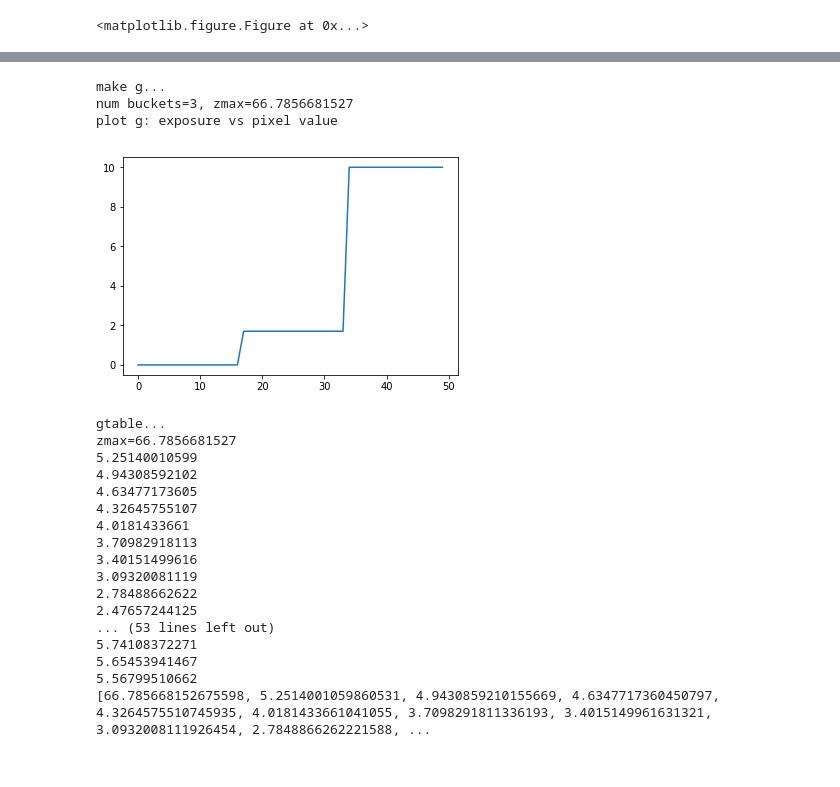
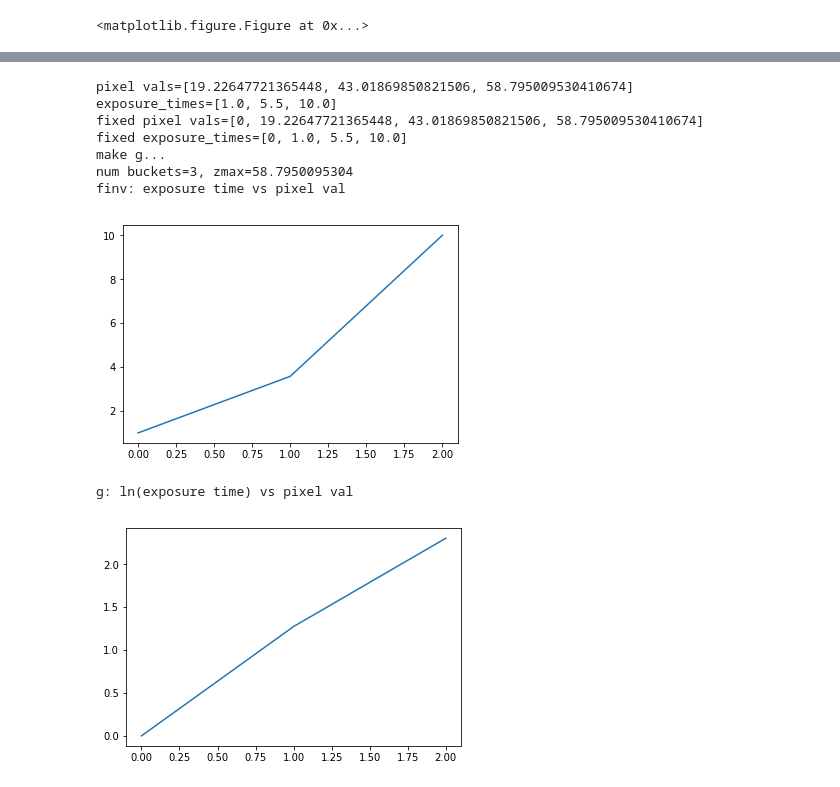
Before and after one commit to lzmunch/beaglebone-imaging, a Jupyter notebook: notebook/part5_2_hdr.ipynb, the cells around one changed output, grey strips where cells are left out. Drawn from its saved outputs; the diff is of its cells as text; code cells hidden in the pictures.

```diff
--- a/notebook/part5_2_hdr.ipynb
+++ b/notebook/part5_2_hdr.ipynb
@@ -254,32 +287,28 @@ max pixel value=0
-# %%
-print("make g...")
-resp_func = make_g(pixel_values, exposure_times, num_img, 0, max_pixel_value)
-print("plot g: exposure vs pixel value");
-plot_func(resp_func, max_pixel_value)
-# %% [output]
-make g...
-num buckets=3, zmax=66.7856681527
-plot g: exposure vs pixel value
-[figure, removed]
+# %%
+# force function to start at (0,0)
+print("pixel vals=" + str(pixel_values))
+print("exposure_times=" + str(exposure_times))
+[fixed_pixel_values, fixed_exposure_times] = fix_ranges(pixel_values, exposure_times)
+print("fixed pixel vals=" + str(fixed_pixel_values))
+print("fixed exposure_times=" + str(fixed_exposure_times))
+
+# make resp function
+print("make g...")
+[finv, resp_func] = make_g(fixed_pixel_values, fixed_exposure_times, num_img, 0, max_pixel_value)
+# %% [output]
+pixel vals=[19.22647721365448, 43.01869850821506, 58.795009530410674]
+exposure_times=[1.0, 5.5, 10.0]
+fixed pixel vals=[0, 19.22647721365448, 43.01869850821506, 58.795009530410674]
+fixed exposure_times=[0, 1.0, 5.5, 10.0]
+make g...
+num buckets=3, zmax=58.7950095304
+finv: exposure time vs pixel val
+[figure, added]
+g: ln(exposure time) vs pixel val
+[figure, added]
 # %%
-print("gtable...")
-g2 = make_gtable(pixel_values, exposure_times, 0, max_pixel_value)
+# print("gtable...")
+# g2 = make_gtable(pixel_values, exposure_times, 0, max_pixel_value)
+# plt.plot(pixel_values);plt.show();
+# plt.plot(exposure_times);plt.show();
-# %% [output]
-gtable...
-zmax=66.7856681527
-5.25140010599
-4.94308592102
-4.63477173605
-4.32645755107
-4.0181433661
-3.70982918113
-3.40151499616
-3.09320081119
-2.78488662622
-2.47657244125
-... (53 lines left out)
-5.74108372271
-5.65453941467
-5.56799510662
-[66.785668152675598, 5.2514001059860531, 4.9430859210155669, 4.6347717360450797, 4.3264575510745935, 4.0181433661041055, 3.7098291811336193, 3.4015149961631321, 3.0932008111926454, 2.7848866262221588, ...
 # %%
```
Also changed, not shown: parts of 9 cells of this notebook, 1 other file.
